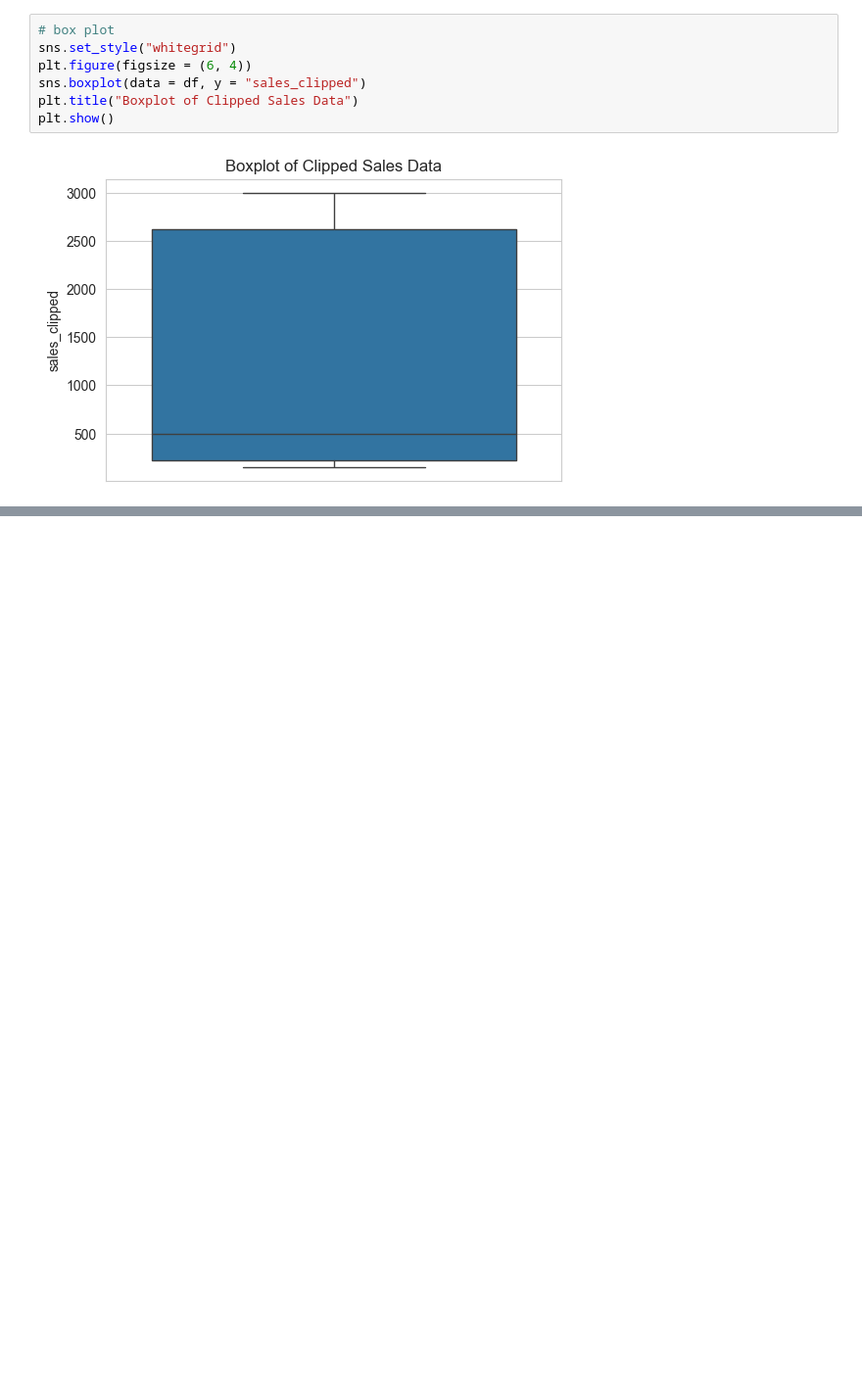
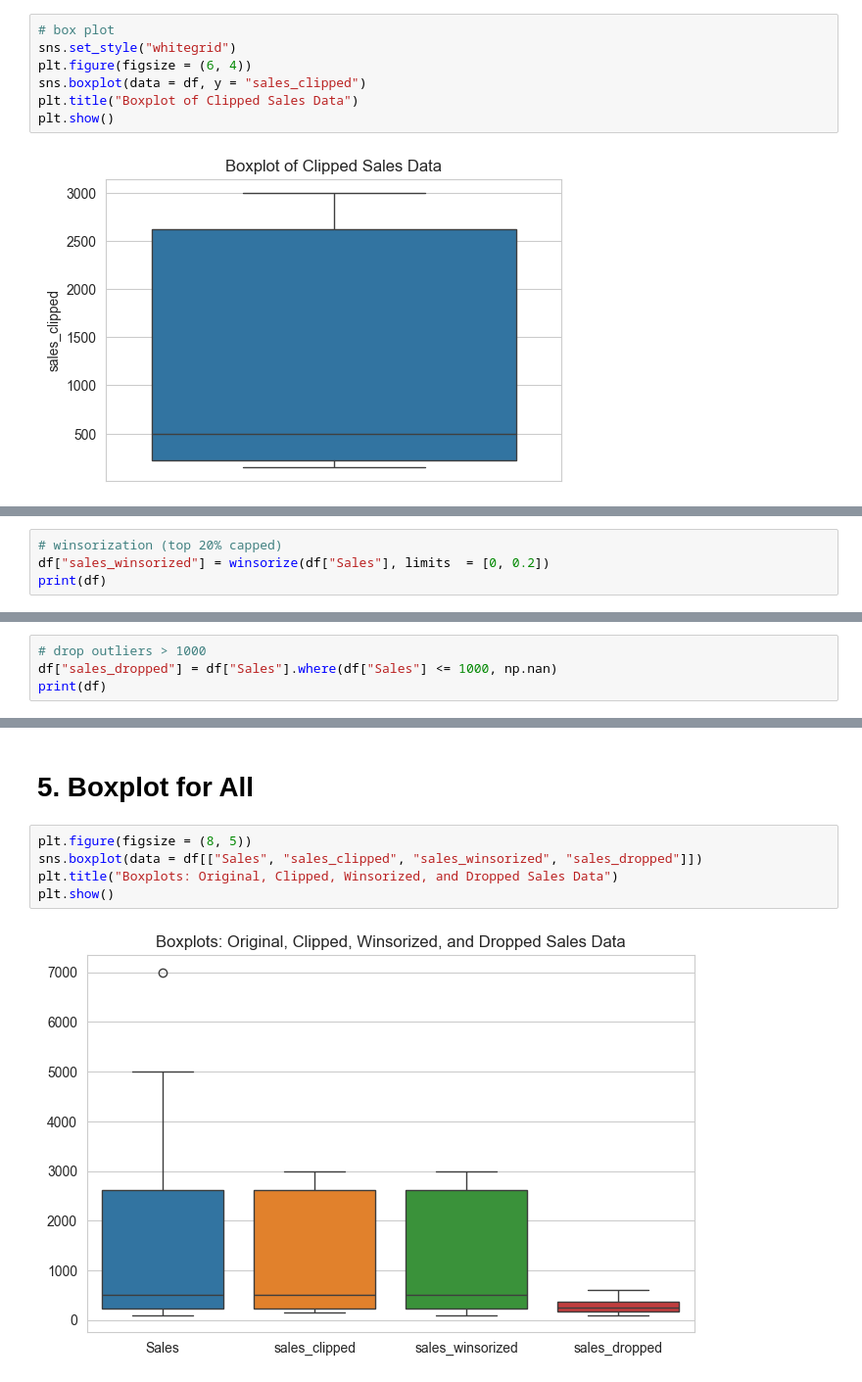
Before and after one commit to MuhaammadUsman/Agentic-AI-Learning-Journey, a Jupyter notebook: module_02_data_science/85_outlier_handling.ipynb, the cells around one changed output, grey strips where cells are left out. Shown at 98% size. Cells and saved outputs as stored; diff of their text form; blank space fills up the shorter version.

```diff
--- a/module_02_data_science/85_outlier_handling.ipynb
+++ b/module_02_data_science/85_outlier_handling.ipynb
@@ -75,0 +79,4 @@ plt.show()
+# %%
+# winsorization (top 20% capped)
+df["sales_winsorized"] = winsorize(df["Sales"], limits  = [0, 0.2])
+print(df)
@@ -75,0 +97,4 @@ plt.show()
+# %%
+# drop outliers > 1000
+df["sales_dropped"] = df["Sales"].where(df["Sales"] <= 1000, np.nan)
+print(df)
@@ -75,0 +113,9 @@ plt.show()
+# %% [markdown]
+# 5. Boxplot for All
+# %%
+plt.figure(figsize = (8, 5))
+sns.boxplot(data = df[["Sales", "sales_clipped", "sales_winsorized", "sales_dropped"]])
+plt.title("Boxplots: Original, Clipped, Winsorized, and Dropped Sales Data")
+plt.show()
+# %% [output]
+[figure, added]
```
Also changed, not shown: parts of 6 cells of this notebook.
